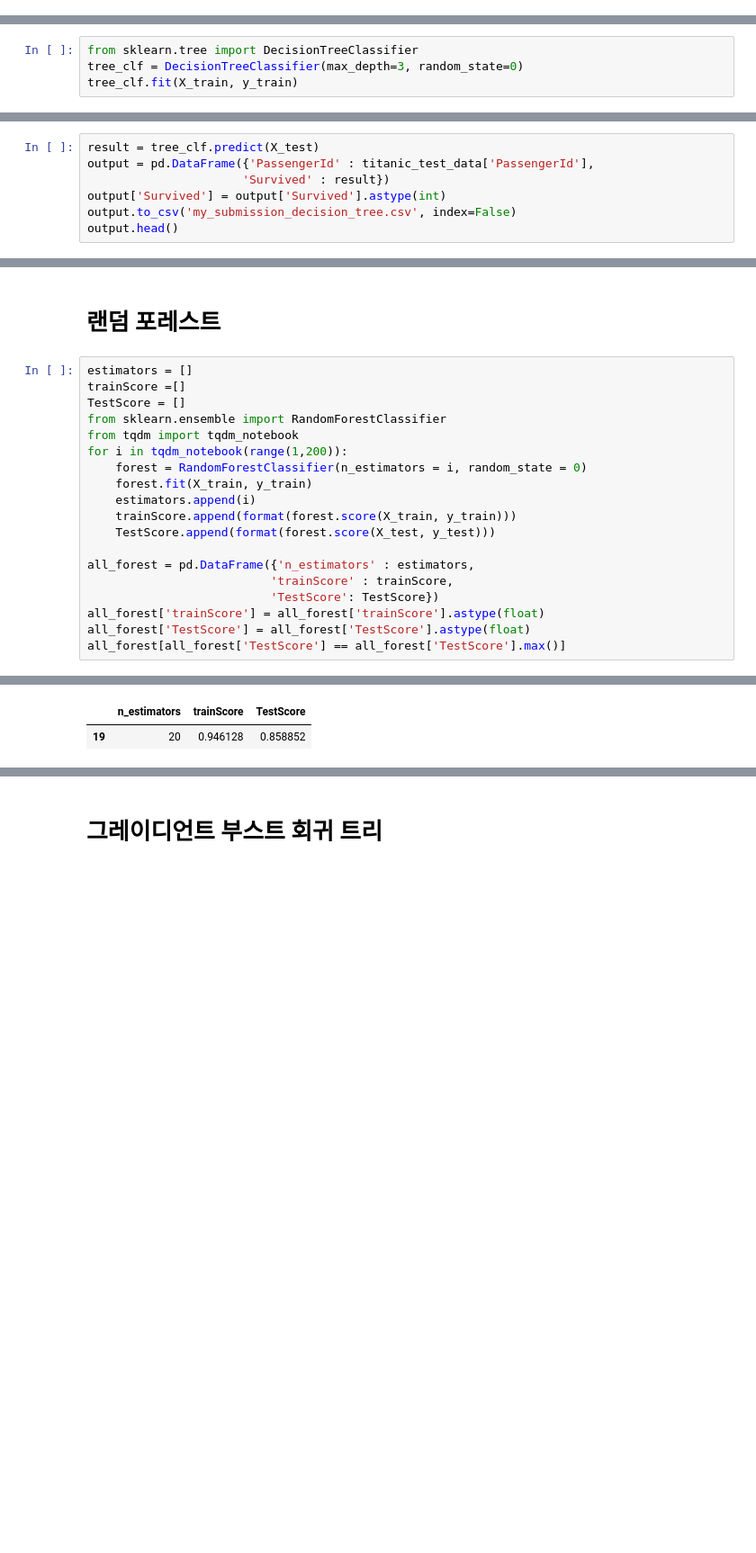
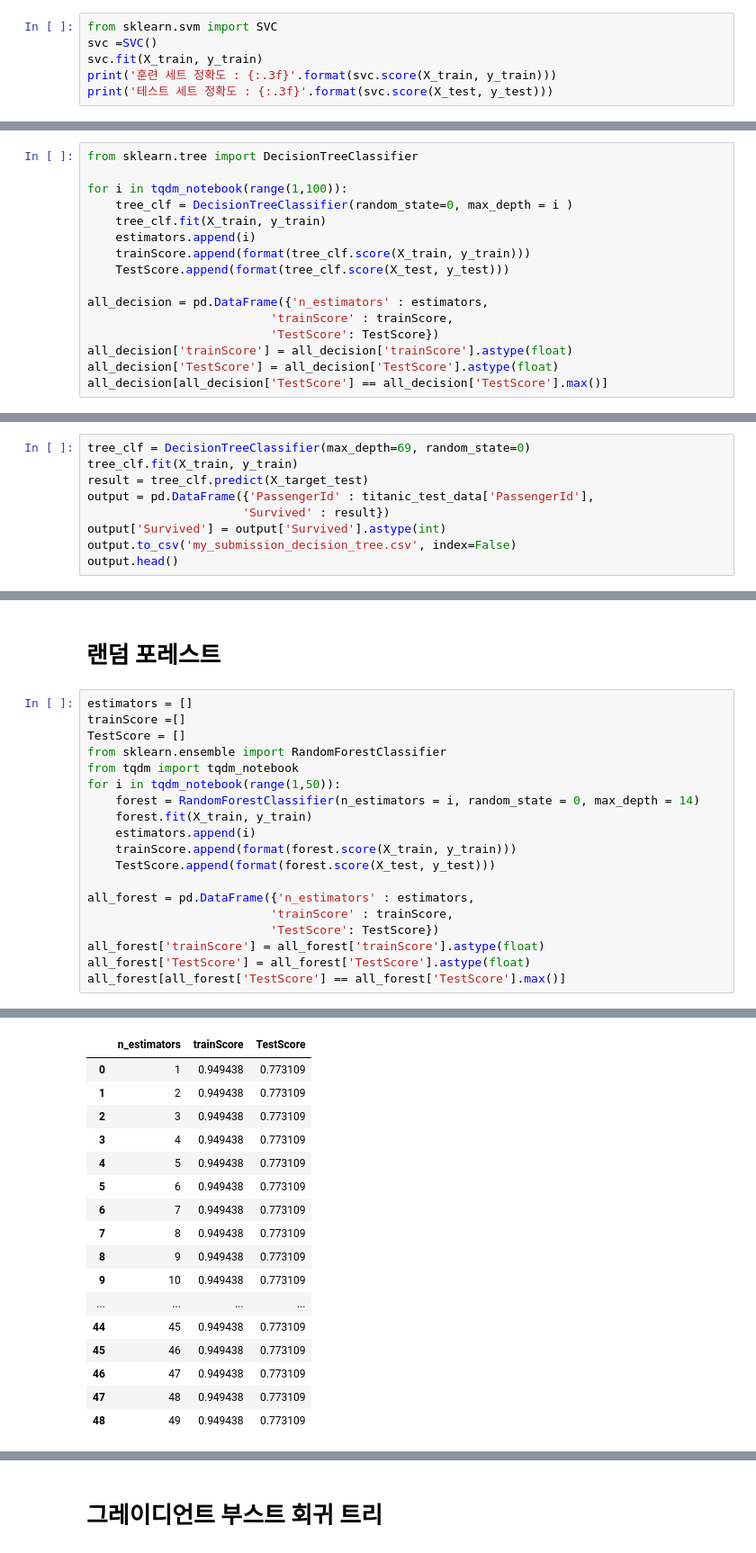
Before and after one commit to pentagram5/Machine_Learning-scikit_learn, a Jupyter notebook: Titanic_data_ML_for kaggle-김준연.ipynb, the cells around one changed output, grey strips where cells are left out. Shown: that part at 90% size. Drawn from its saved outputs; the diff is of its cells as text; blank space fills up the shorter version.

```diff
--- a/Titanic_data_ML_for kaggle-김준연.ipynb
+++ b/Titanic_data_ML_for kaggle-김준연.ipynb
@@ -102,0 +191,6 @@ See the caveats in the documentation: https://pandas.pydata.org/pandas-docs/stab
+# %%
+from sklearn.svm import SVC
+svc =SVC()
+svc.fit(X_train, y_train)
+print('훈련 세트 정확도 : {:.3f}'.format(svc.score(X_train, y_train)))
+print('테스트 세트 정확도 : {:.3f}'.format(svc.score(X_test, y_test)))
@@ -103,6 +239,2 @@ See the caveats in the documentation: https://pandas.pydata.org/pandas-docs/stab
 # %% [markdown]
 # DecisionTreeClassifier
-# %%
-from sklearn.tree import DecisionTreeClassifier
-tree_clf = DecisionTreeClassifier(max_depth=3, random_state=0)
-tree_clf.fit(X_train, y_train)
@@ -123,0 +241,16 @@ Test Score: 0.9641148325358851
+# %%
+from sklearn.tree import DecisionTreeClassifier
+
+for i in tqdm_notebook(range(1,100)):
+    tree_clf = DecisionTreeClassifier(random_state=0, max_depth = i )
+    tree_clf.fit(X_train, y_train)
+    estimators.append(i)
+    trainScore.append(format(tree_clf.score(X_train, y_train)))
+    TestScore.append(format(tree_clf.score(X_test, y_test)))
+
+all_decision = pd.DataFrame({'n_estimators' : estimators,
+                          'trainScore' : trainScore,
+                          'TestScore': TestScore})
+all_decision['trainScore'] = all_decision['trainScore'].astype(float)
+all_decision['TestScore'] = all_decision['TestScore'].astype(float)
+all_decision[all_decision['TestScore'] == all_decision['TestScore'].max()]
@@ -124,5 +261,7 @@ Test Score: 0.9641148325358851
 # %%
-result = tree_clf.predict(X_test)
+tree_clf = DecisionTreeClassifier(max_depth=69, random_state=0)
+tree_clf.fit(X_train, y_train)
+result = tree_clf.predict(X_target_test)
 output = pd.DataFrame({'PassengerId' : titanic_test_data['PassengerId'],
                       'Survived' : result})
 output['Survived'] = output['Survived'].astype(int)
@@ -140,24 +279,39 @@ output.head()
 # %%
 estimators = []
 trainScore =[]
 TestScore = []
 from sklearn.ensemble import RandomForestClassifier
 from tqdm import tqdm_notebook
-for i in tqdm_notebook(range(1,200)):
-    forest = RandomForestClassifier(n_estimators = i, random_state = 0)
+for i in tqdm_notebook(range(1,50)):
+    forest = RandomForestClassifier(n_estimators = i, random_state = 0, max_depth = 14)
     forest.fit(X_train, y_train)
     estimators.append(i)
     trainScore.append(format(forest.score(X_train, y_train)))
     TestScore.append(format(forest.score(X_test, y_test)))
 
 all_forest = pd.DataFrame({'n_estimators' : estimators,
                           'trainScore' : trainScore,
                           'TestScore': TestScore})
 all_forest['trainScore'] = all_forest['trainScore'].astype(float)
 all_forest['TestScore'] = all_forest['TestScore'].astype(float)
 all_forest[all_forest['TestScore'] == all_forest['TestScore'].max()]
 # %% [output]
 [interactive output not drawn]
 |  | n_estimators | trainScore | TestScore |
-| 19 | 20 | 0.946128 | 0.858852 |
+| 0 | 1 | 0.949438 | 0.773109 |
+| 1 | 2 | 0.949438 | 0.773109 |
+| 2 | 3 | 0.949438 | 0.773109 |
+| 3 | 4 | 0.949438 | 0.773109 |
+| 4 | 5 | 0.949438 | 0.773109 |
+| 5 | 6 | 0.949438 | 0.773109 |
+| 6 | 7 | 0.949438 | 0.773109 |
+| 7 | 8 | 0.949438 | 0.773109 |
+| 8 | 9 | 0.949438 | 0.773109 |
+| 9 | 10 | 0.949438 | 0.773109 |
+| ... | ... | ... | ... |
+| 44 | 45 | 0.949438 | 0.773109 |
+| 45 | 46 | 0.949438 | 0.773109 |
+| 46 | 47 | 0.949438 | 0.773109 |
+| 47 | 48 | 0.949438 | 0.773109 |
+| 48 | 49 | 0.949438 | 0.773109 |
 # %%
```
Also changed, not shown: parts of 25 cells of this notebook, 11 other files.
